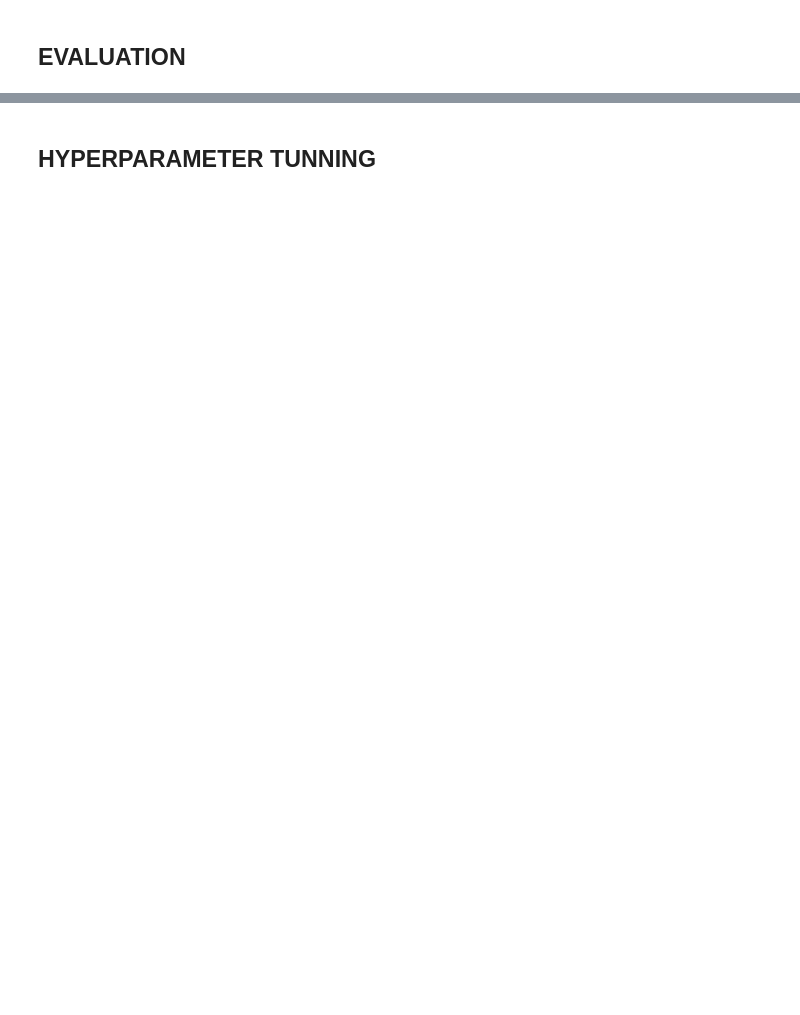
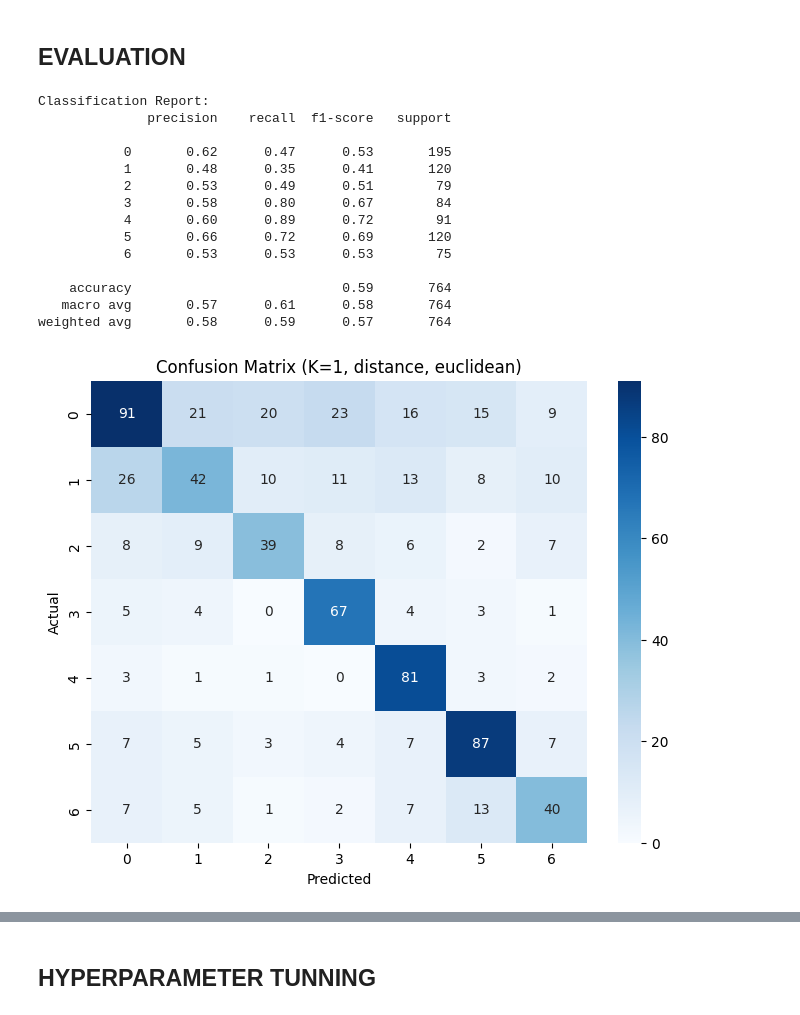
Before and after one commit to ratuanfajar/Tugas-Besar-Machine-Learning, a Jupyter notebook: notebook/KNN/skenario1-AF.ipynb, the cells around one changed output, grey strips where cells are left out. Drawn from its saved outputs; the diff is of its cells as text; code cells hidden in the pictures; blank space fills up the shorter version.

```diff
--- a/notebook/KNN/skenario1-AF.ipynb
+++ b/notebook/KNN/skenario1-AF.ipynb
@@ -358,6 +359,34 @@ knn_final.fit(X_train_final, y_train)
 y_pred = knn_final.predict(X_val_final)
 # %% [markdown]
 ## **EVALUATION**
+# %%
+print("\nClassification Report:")
+print(classification_report(y_val, y_pred))
+
+cm = confusion_matrix(y_val, y_pred)
+
+plt.figure(figsize=(8, 6))
+sns.heatmap(cm, annot=True, fmt='d', cmap='Blues')
+plt.title(f'Confusion Matrix (K={best_k}, distance, {best_metric})')
+plt.xlabel('Predicted')
+plt.ylabel('Actual')
+plt.show()
+# %% [output]
+Classification Report:
+              precision    recall  f1-score   support
+
+           0       0.62      0.47      0.53       195
+           1       0.48      0.35      0.41       120
+           2       0.53      0.49      0.51        79
+           3       0.58      0.80      0.67        84
+           4       0.60      0.89      0.72        91
+           5       0.66      0.72      0.69       120
+           6       0.53      0.53      0.53        75
+
+    accuracy                           0.59       764
+   macro avg       0.57      0.61      0.58       764
+weighted avg       0.58      0.59      0.57       764
+[figure, added]
 # %%
 print(classification_report(y_val, y_pred))
 
```
Also changed, not shown: parts of 9 cells of this notebook.
